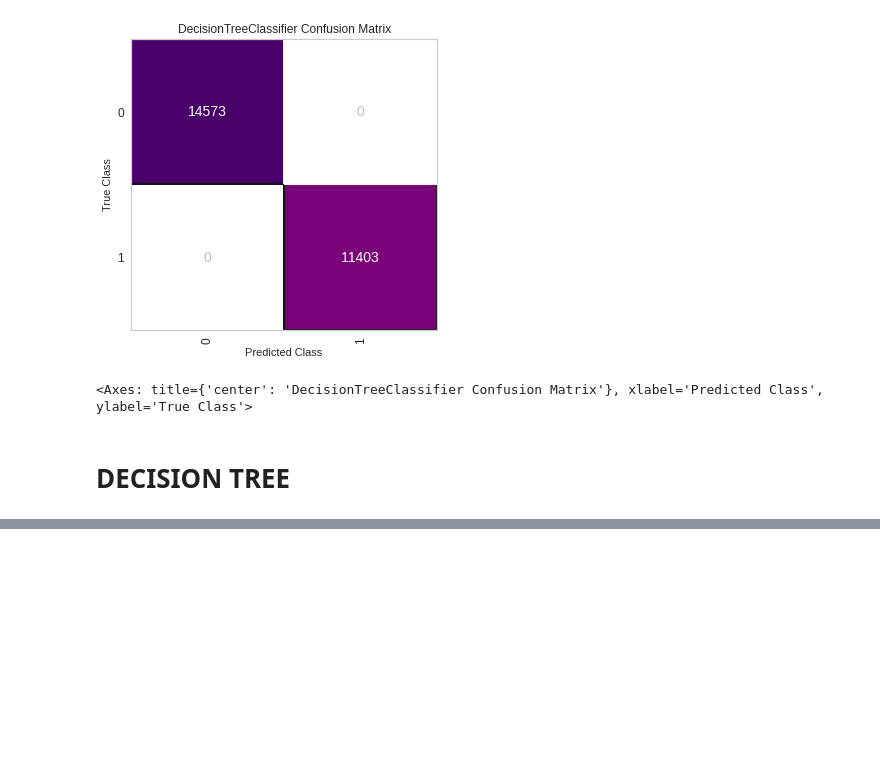
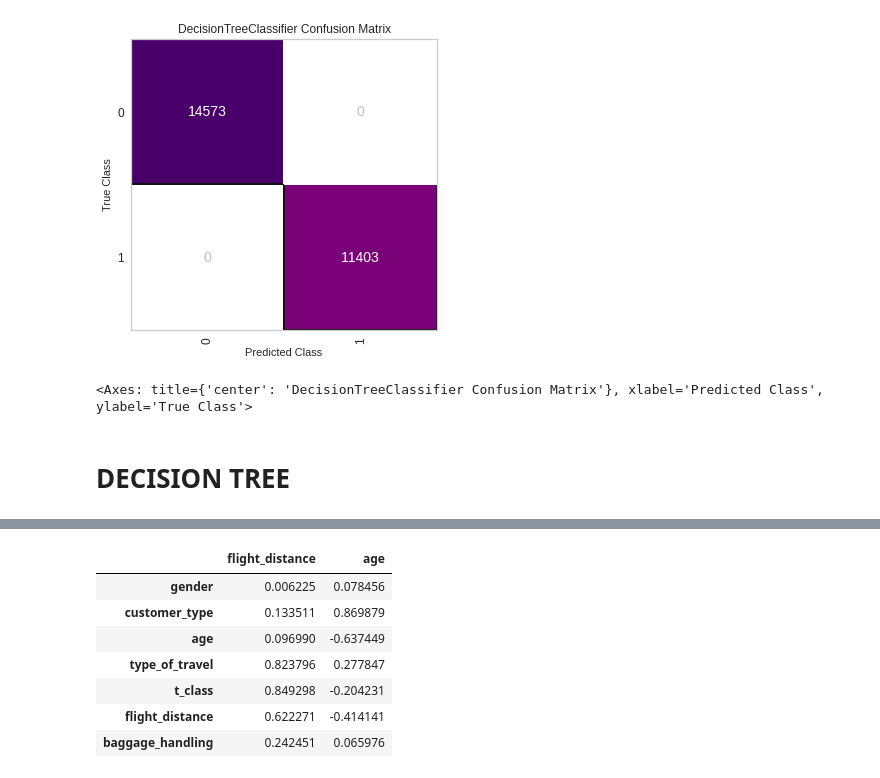
Before and after one commit to mattdale87/Data-Science-Project, a Jupyter notebook: Martino_Dalessandro_travel.ipynb, the cells around one changed output, grey strips where cells are left out. Saved outputs shown, nothing was run; the diff lists cells and outputs as text; code cells hidden in the pictures; blank space fills up the shorter version.

```diff
--- a/Martino_Dalessandro_travel.ipynb
+++ b/Martino_Dalessandro_travel.ipynb
@@ -1363,0 +1621,5 @@ graph
+# %%
+from sklearn.preprocessing import StandardScaler
+sc = StandardScaler()
+X_scaled = sc.fit_transform(X)
+X_scaled
@@ -1363,0 +1660,5 @@ graph
+# %%
+from factor_analyzer import FactorAnalyzer
+fa = FactorAnalyzer(n_factors=2, rotation="varimax", method="principal",
+                    is_corr_matrix=False)
+fa.fit(X_scaled)
@@ -1363,0 +1701,11 @@ graph
+# %%
+pd.DataFrame(fa.loadings_ , columns = ['flight_distance', 'age'], index=X.columns)
+# %% [output]
+|  | flight_distance | age |
+| gender | 0.006225 | 0.078456 |
+| customer_type | 0.133511 | 0.869879 |
+| age | 0.096990 | -0.637449 |
+| type_of_travel | 0.823796 | 0.277847 |
+| t_class | 0.849298 | -0.204231 |
+| flight_distance | 0.622271 | -0.414141 |
+| baggage_handling | 0.242451 | 0.065976 |
```
Also changed, not shown: parts of 35 cells of this notebook.
